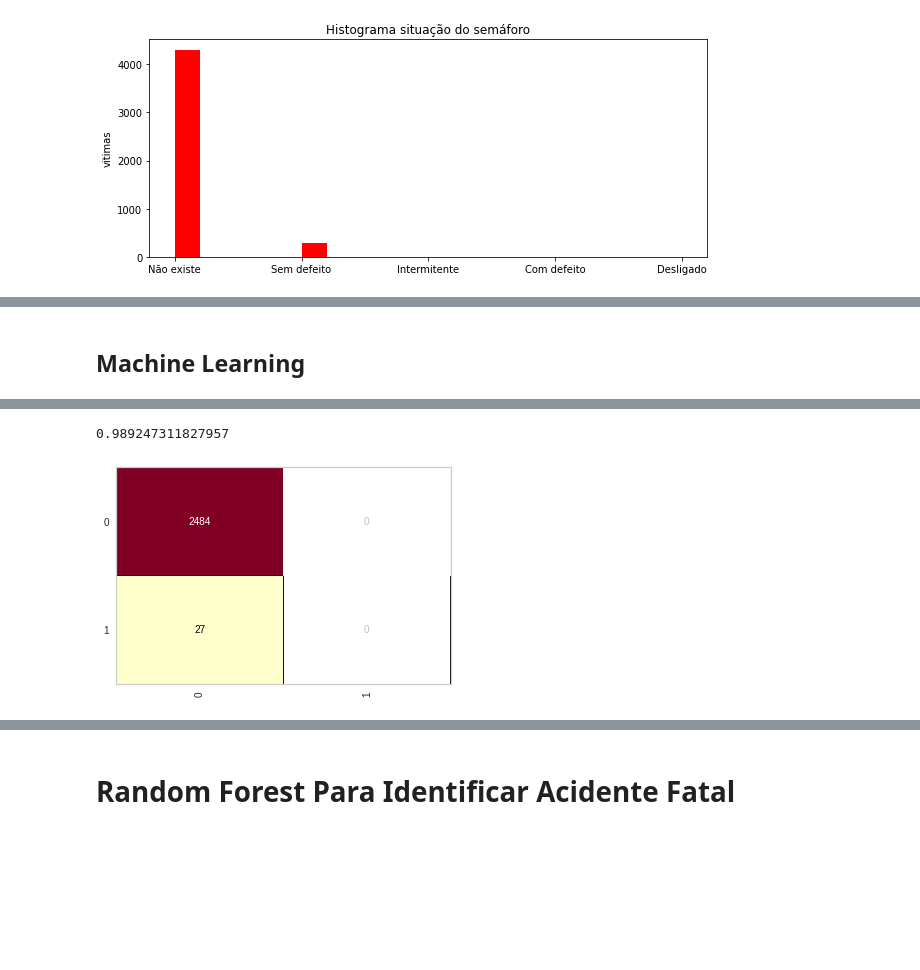
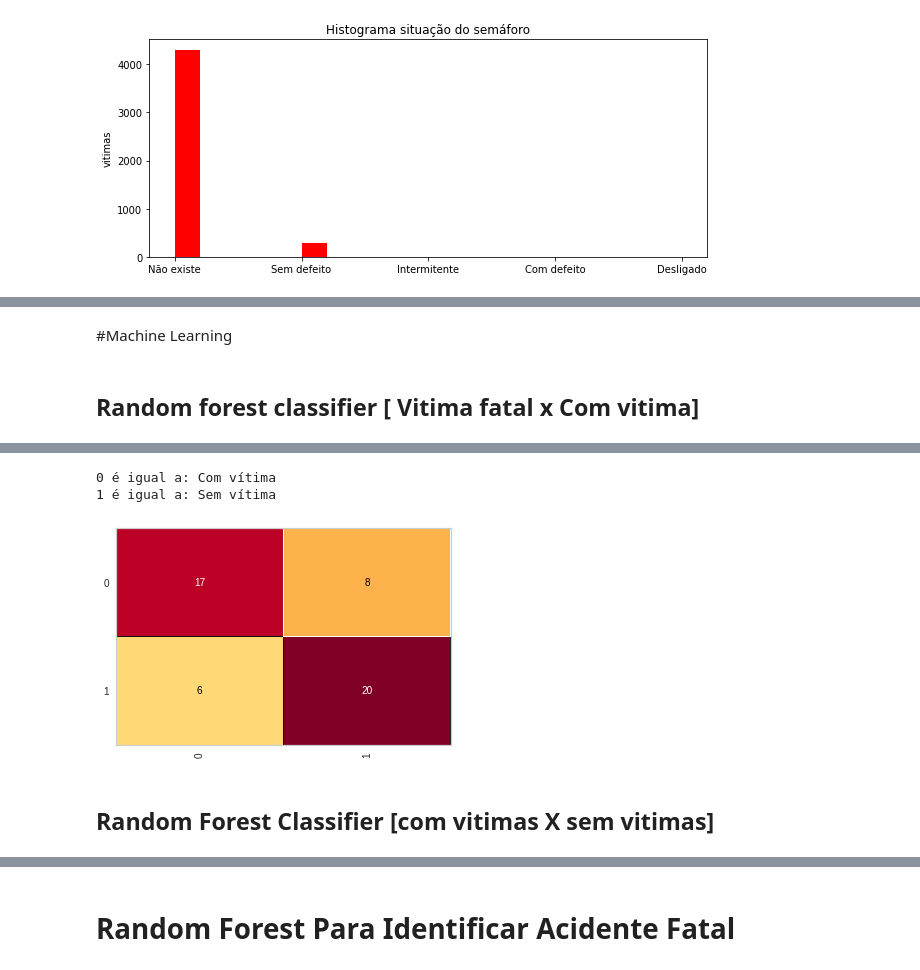
Before and after one commit to juliathemelo/machine_learning_random_forest_classifier, a Jupyter notebook: projeto3_pygil.ipynb, the cells around one changed output, grey strips where cells are left out. Saved outputs shown, nothing was run; the diff lists cells and outputs as text; code cells hidden in the pictures; blank space fills up the shorter version.

```diff
--- a/projeto3_pygil.ipynb
+++ b/projeto3_pygil.ipynb
@@ -459,59 +459,41 @@ APOIO COMPESA                   1
 Name: tipo, dtype: int64
 # %% [markdown]
-## Machine Learning
+#Machine Learning
+# %% [markdown]
+## Random forest classifier [ Vitima fatal x Com vitima]
 # %%
 
-#separação das features e o previsor
-test_acidentes = pd.concat([vitimas_n, vitimas_f])
-features = ["sinalizacao", "tempo_clima", "condicao_via","situacao_semaforo","conservacao_via"]
-# acidente = df.loc[:,["natureza_acidente"]]
+import sklearn
+#Separando uma amostra do data frame
+vitimas_n = vitimas_n.loc[0:57]
+# Unindo as amostras de vitimas fatais x com vitimas
+test_acidentes = pd.concat([vitimas_n, vitimas_f], axis=0)
+#separando as features
+features = [	'tipo'	,'tempo_clima',	'situacao_semaforo',	'sinalizacao'	,'condicao_via'	,'conservacao_via'	,'ponto_controle',	'situacao_placa',	'velocidade_max_via'	]
 
 acidente = test_acidentes.loc[:,["natureza_acidente"]]
-
-
-x_feat = df.iloc[:, 15:20].values
 
 x = test_acidentes[features]
 y = acidente.iloc[:]
 print(x)
 print(y)
+
 from sklearn.preprocessing import LabelEncoder
 
-#gerando variaveis para chamar no encoder
-labelencoder_sinalizacao = LabelEncoder()
-labelencoder_tempo_clima = LabelEncoder()
-labelencoder_condicao_via = LabelEncoder()
-labelencoder_situacao_semaforo = LabelEncoder()
-labelencoder_conservacao_via = LabelEncoder()
+#aplicando o label encoder
+x = x.apply(LabelEncoder().fit_transform)
+y = y.apply(LabelEncoder().fit_transform)
 
-label_encoder_previsao = LabelEncoder()
-
-# o x.values recebe todas as colunas citadas no x = df[features]
-sinalizacao = labelencoder_sinalizacao.fit_transform(x.values[:,0])
-tempo_clima = labelencoder_tempo_clima.fit_transform(x.values[:,1])
-condicao_via = labelencoder_condicao_via.fit_transform(x.values[:,2])
-situacao_semaforo = labelencoder_situacao_semaforo.fit_transform(x.values[:,3])
-conservacao_via = labelencoder_conservacao_via.fit_transform(x.values[:,4])
-
-previsao = label_encoder_previsao.fit_transform(y.values[:,0])
-
-y = previsao
-
-
-#--- inicio do one hot encoder ---
+#--- aplicando o one hot encoder ---
 from sklearn.preprocessing import OneHotEncoder
 from sklearn.compose import ColumnTransformer
 
+x =OneHotEncoder().fit_transform(x).toarray()
 
-onehotencoder_x = ColumnTransformer(transformers = [('OneHot', OneHotEncoder(),[0,1,2,3,4])], remainder = 'passthrough')
-x = onehotencoder_x.fit_transform(x).toarray()
-
-
-# onehotencoder_y = ColumnTransformer(transformers = [('OneHot', OneHotEncoder(),[-1])], remainder = 'passthrough')
-# y = onehotencoder_y.fit_transform(previsao).toarray()
-
-
-
+#--- aplicando o StandardScaler ---
+from sklearn.preprocessing import StandardScaler
+scaler = StandardScaler()
+x = scaler.fit_transform(x)
 
 
 
@@ -527,7 +509,7 @@ X_train, X_test, y_train, y_test = train_test_split(
     x, y, test_size=0.5, random_state=999
 )
 
-
+# utilizando o decisison Tree
 model = DecisionTreeRegressor(random_state=1)
 model.fit(X_train,y_train)
 
@@ -541,8 +523,7 @@ print()
 print("predictions", val_predictions[:5])
 print("target", y_test[:5])
 print()
-# acuracia = accuracy_score(y_test, y_train) * 100
-# print("Accuracy using Decision Tree: " , acuracia)# acertos ao todo
+
 
 # usando o Random Forest para melhorar os resultados
 
@@ -566,15 +547,10 @@ print()
 print()
 print(classification_report(y_test,melb_preds))
 
-%matplotlib inline
-
-# plt.figure(figsize=(10,4))
-# sn.heatmap(confusion_matrix(y_test, melb_preds), annot=True)
-# plt.xlabel('True Positive')
-# plt.ylabel('False Positive')
 from yellowbrick.classifier import ConfusionMatrix
 
 cm = ConfusionMatrix(forest_model)
 cm.fit(X_train, y_train)
 cm.score(X_test, y_test)
+print('0 é igual a: Com vítima\n1 é igual a: Sem vítima')
 # %% [output]
@@ -598,2 +574,5 @@ weighted avg       0.98      0.99      0.98      2511
-0.989247311827957
+0 é igual a: Com vítima
+1 é igual a: Sem vítima
-[figure, old version]
+[figure, new version]
+# %% [markdown]
+## Random Forest Classifier [com vitimas X sem vitimas]
```
Also changed, not shown: parts of 15 cells of this notebook.
